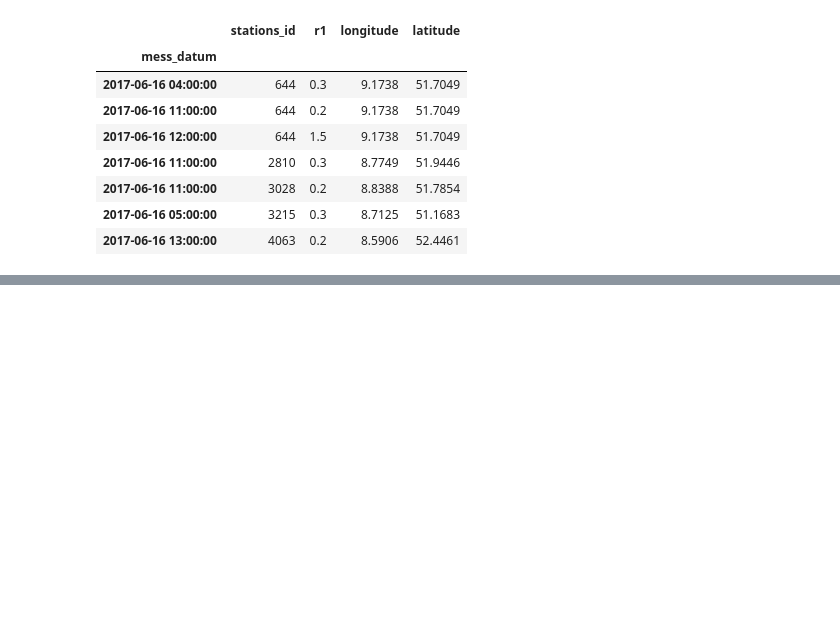
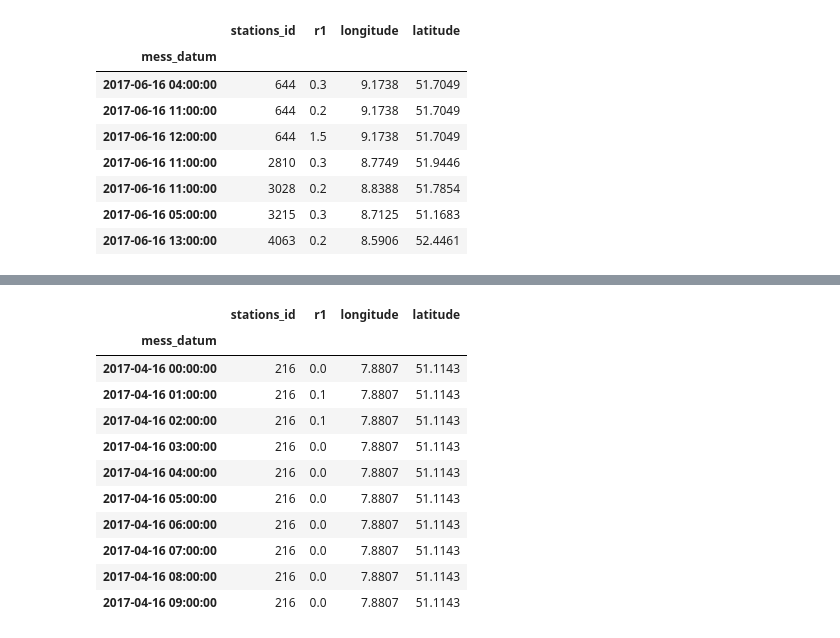
Before and after one commit to Shirvan1992/NDVI_analysis_NRW, a Jupyter notebook: python files/video_merge_timeSeries.ipynb, the cells around one changed output, grey strips where cells are left out. Saved outputs shown, nothing was run; the diff lists cells and outputs as text; code cells hidden in the pictures; blank space fills up the shorter version.

```diff
--- a/python files/video_merge_timeSeries.ipynb
+++ b/python files/video_merge_timeSeries.ipynb
@@ -628,0 +657,16 @@ df_appended_ts_4[df_appended_ts_june["r1"] >= 0.2]
+# %%
+df_appended_ts1.set_index("mess_datum", inplace = True)
+df_appended_ts1.head(10)
+# %% [output]
+|  | stations_id | r1 | longitude | latitude |
+| mess_datum |  |  |  |  |
+| 2017-04-16 00:00:00 | 216 | 0.0 | 7.8807 | 51.1143 |
+| 2017-04-16 01:00:00 | 216 | 0.1 | 7.8807 | 51.1143 |
+| 2017-04-16 02:00:00 | 216 | 0.1 | 7.8807 | 51.1143 |
+| 2017-04-16 03:00:00 | 216 | 0.0 | 7.8807 | 51.1143 |
+| 2017-04-16 04:00:00 | 216 | 0.0 | 7.8807 | 51.1143 |
+| 2017-04-16 05:00:00 | 216 | 0.0 | 7.8807 | 51.1143 |
+| 2017-04-16 06:00:00 | 216 | 0.0 | 7.8807 | 51.1143 |
+| 2017-04-16 07:00:00 | 216 | 0.0 | 7.8807 | 51.1143 |
+| 2017-04-16 08:00:00 | 216 | 0.0 | 7.8807 | 51.1143 |
+| 2017-04-16 09:00:00 | 216 | 0.0 | 7.8807 | 51.1143 |
```
Also changed, not shown: parts of 16 cells of this notebook.
